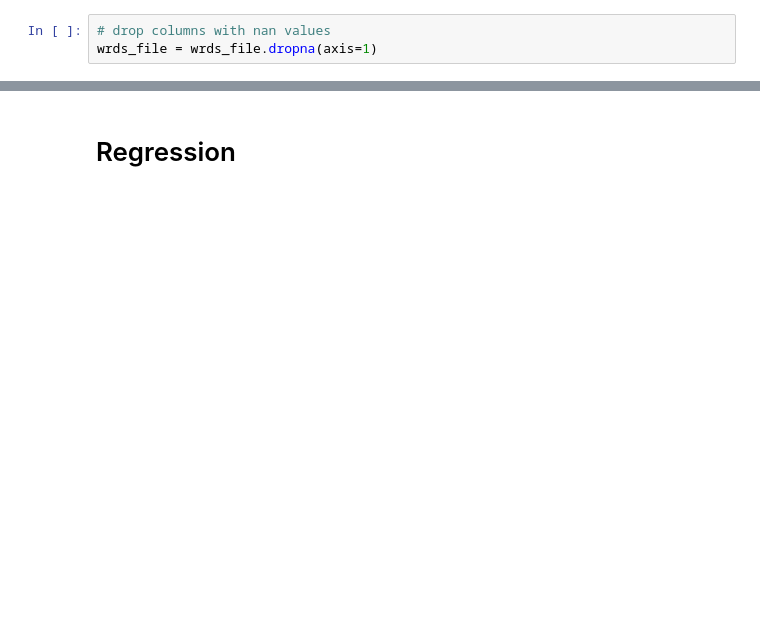
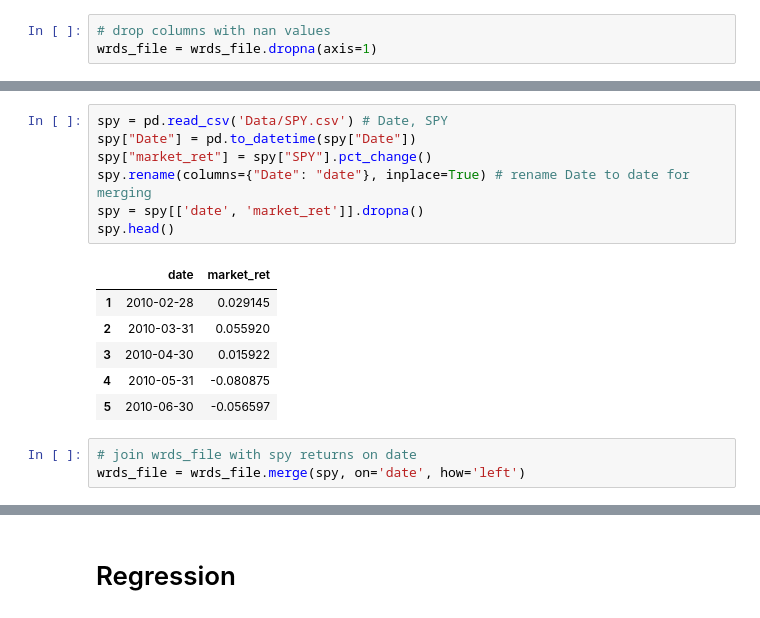
Before and after one commit to IshitBajpai/HFS, a Jupyter notebook: EDA.ipynb, the cells around one changed output, grey strips where cells are left out. Drawn from its saved outputs; the diff is of its cells as text; blank space fills up the shorter version.

```diff
--- a/EDA.ipynb
+++ b/EDA.ipynb
@@ -89,0 +109,17 @@ len(high_corr_pairs)
+# %%
+spy = pd.read_csv('Data/SPY.csv') # Date, SPY
+spy["Date"] = pd.to_datetime(spy["Date"])
+spy["market_ret"] = spy["SPY"].pct_change()
+spy.rename(columns={"Date": "date"}, inplace=True) # rename Date to date for merging
+spy = spy[['date', 'market_ret']].dropna()
+spy.head()
+# %% [output]
+|  | date | market_ret |
+| 1 | 2010-02-28 | 0.029145 |
+| 2 | 2010-03-31 | 0.055920 |
+| 3 | 2010-04-30 | 0.015922 |
+| 4 | 2010-05-31 | -0.080875 |
+| 5 | 2010-06-30 | -0.056597 |
+# %%
+# join wrds_file with spy returns on date
+wrds_file = wrds_file.merge(spy, on='date', how='left')
```
Also changed, not shown: parts of 47 cells of this notebook, 20 other files.
